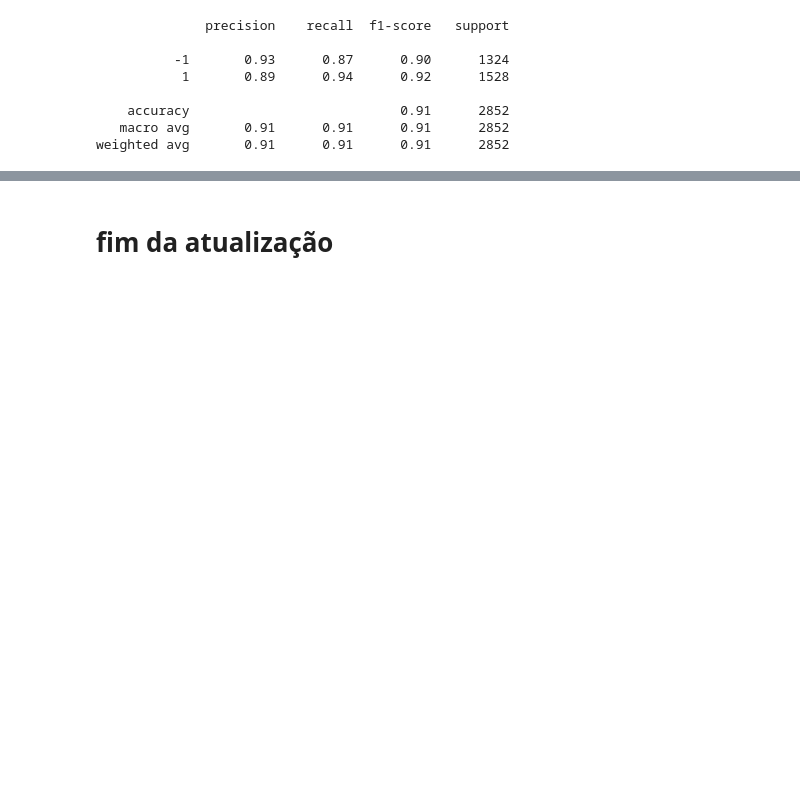
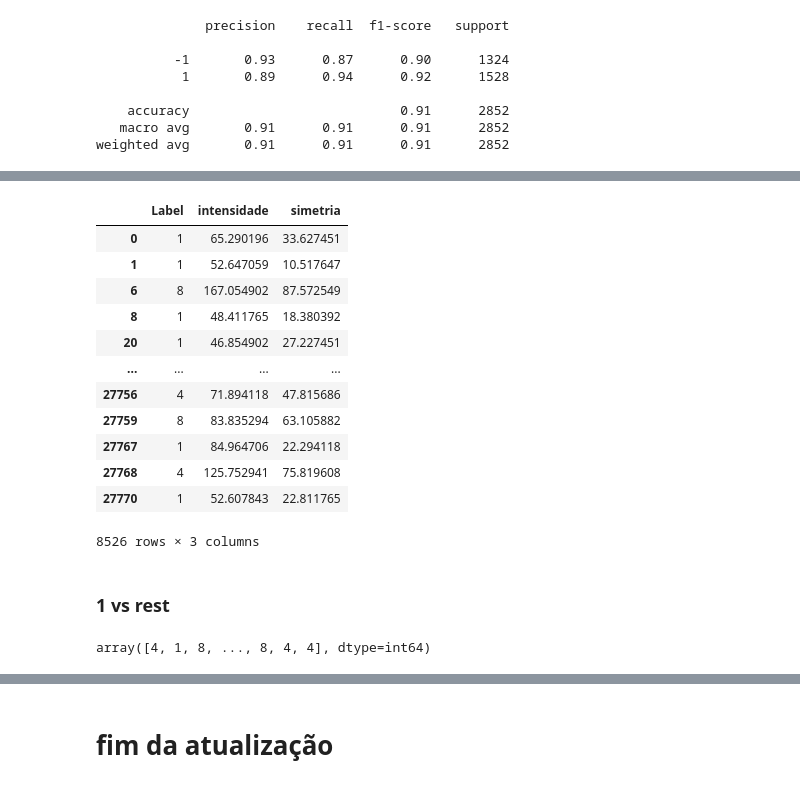
Before and after one commit to ednaldo-neto/Machine-Learning, a Jupyter notebook: Mini projeto Machine learning ednaldo.ipynb, the cells around one changed output, grey strips where cells are left out. Saved outputs shown, nothing was run; the diff lists cells and outputs as text; code cells hidden in the pictures; blank space fills up the shorter version.

```diff
--- a/Mini projeto Machine learning ednaldo.ipynb
+++ b/Mini projeto Machine learning ednaldo.ipynb
@@ -282,0 +292,22 @@ for i in range(len(y_pred)):
+# %%
+train_ovr
+# %% [output]
+|  | Label | intensidade | simetria |
+| 0 | 1 | 65.290196 | 33.627451 |
+| 1 | 1 | 52.647059 | 10.517647 |
+| 6 | 8 | 167.054902 | 87.572549 |
+| 8 | 1 | 48.411765 | 18.380392 |
+| 20 | 1 | 46.854902 | 27.227451 |
+| ... | ... | ... | ... |
+| 27756 | 4 | 71.894118 | 47.815686 |
+| 27759 | 8 | 83.835294 | 63.105882 |
+| 27767 | 1 | 84.964706 | 22.294118 |
+| 27768 | 4 | 125.752941 | 75.819608 |
+| 27770 | 1 | 52.607843 | 22.811765 |
+8526 rows × 3 columns
+# %% [markdown]
+### 1 vs rest
+# %%
+y_test_ovr.ravel()
+# %% [output]
+array([4, 1, 8, ..., 8, 4, 4], dtype=int64)
```
Also changed, not shown: parts of 25 cells of this notebook, 1 other file.
